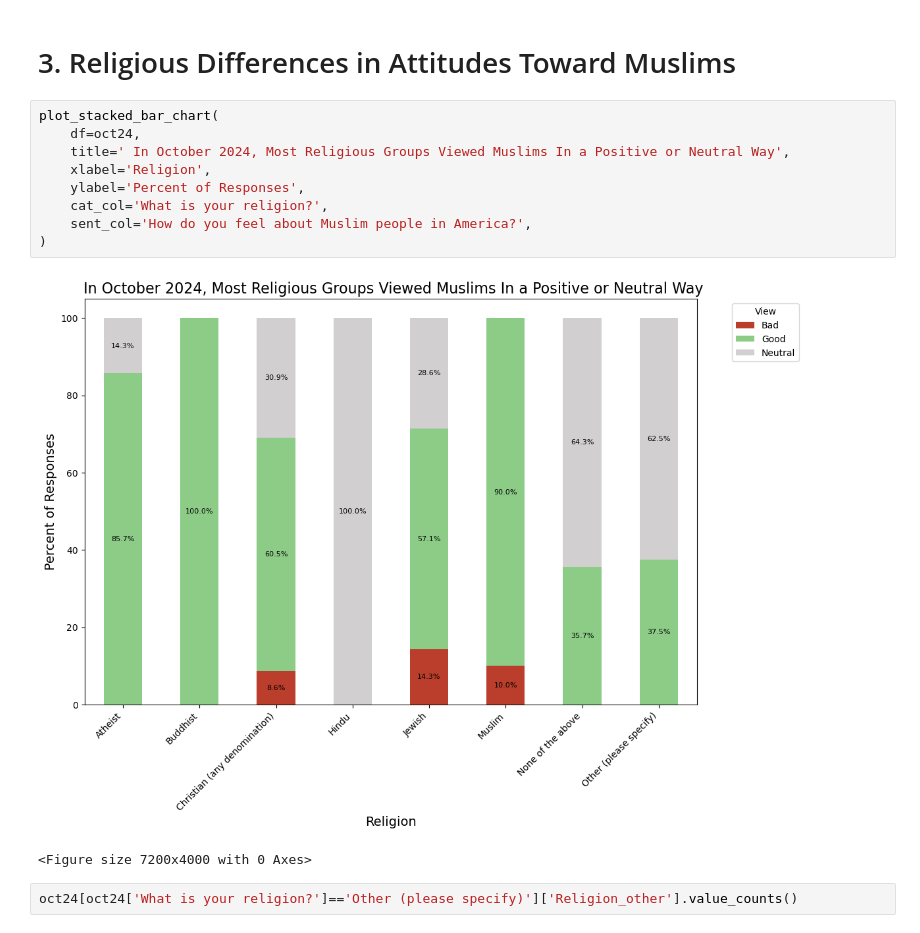
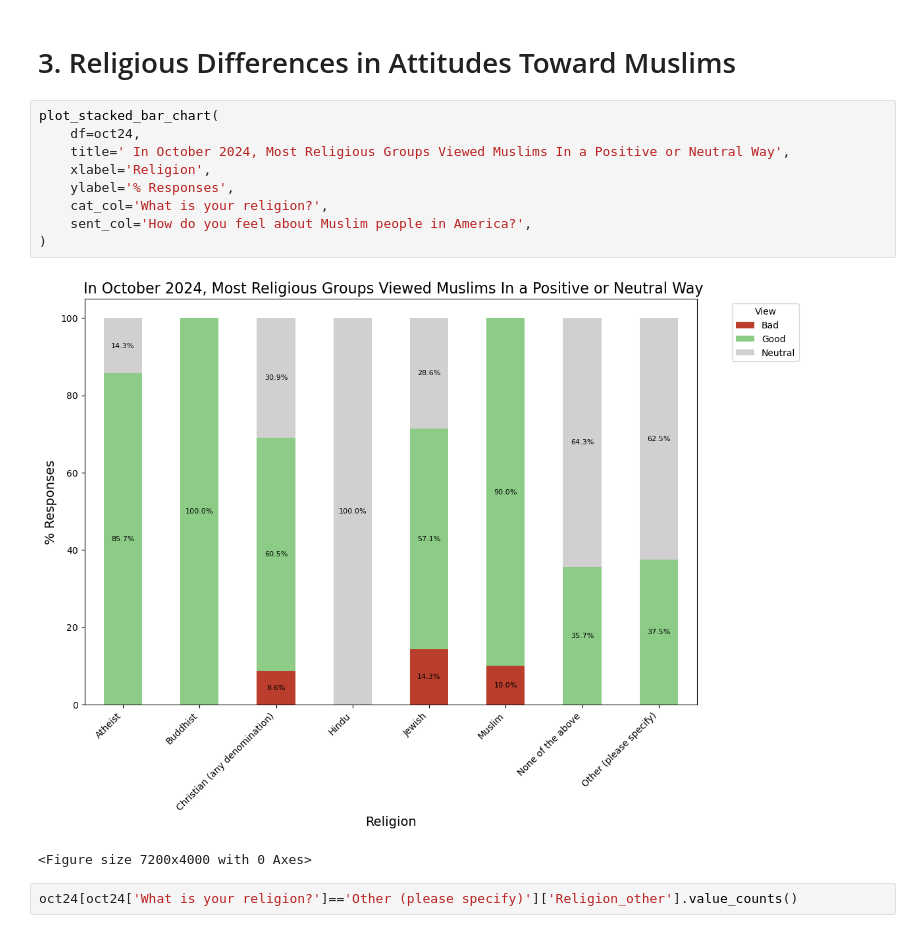
Before and after one commit to manelmahroug/Muslim-Brand-Sentiment, a Jupyter notebook: Brand_sentiment_002_Oct_2024.ipynb, the cells around one changed output. Cells and saved outputs as stored; diff of their text form.

```diff
--- a/Brand_sentiment_002_Oct_2024.ipynb
+++ b/Brand_sentiment_002_Oct_2024.ipynb
@@ -275,14 +289,14 @@ Name: What is your religion?, dtype: int64
 # %%
 plot_stacked_bar_chart(
     df=oct24,
     title=' In October 2024, Most Religious Groups Viewed Muslims In a Positive or Neutral Way',
     xlabel='Religion',
-    ylabel='Percent of Responses',
+    ylabel='% Responses',
     cat_col='What is your religion?',
     sent_col='How do you feel about Muslim people in America?',
 )
 # %% [output]
-[figure, old version]
+[figure, new version]
 <Figure size 7200x4000 with 0 Axes>
 # %%
 oct24[oct24['What is your religion?']=='Other (please specify)']['Religion_other'].value_counts()
```
Also changed, not shown: parts of 24 cells of this notebook, 16 other files.
